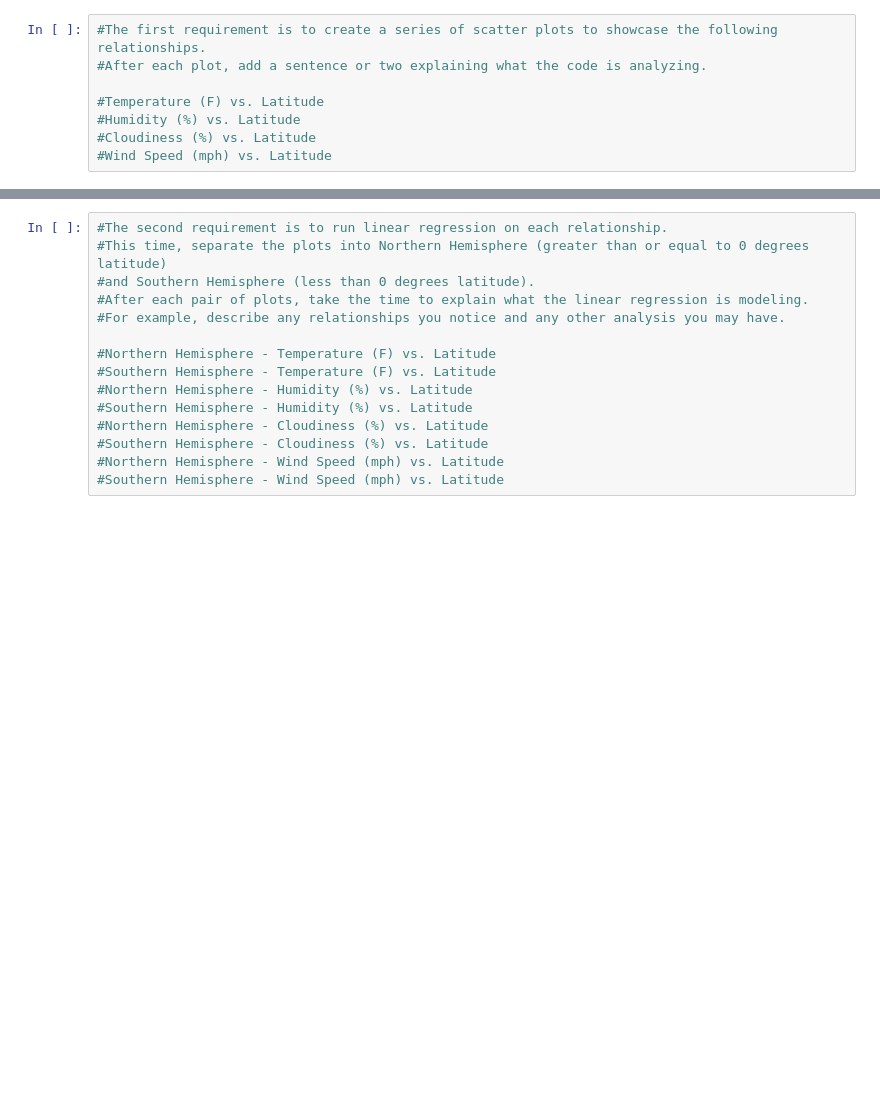
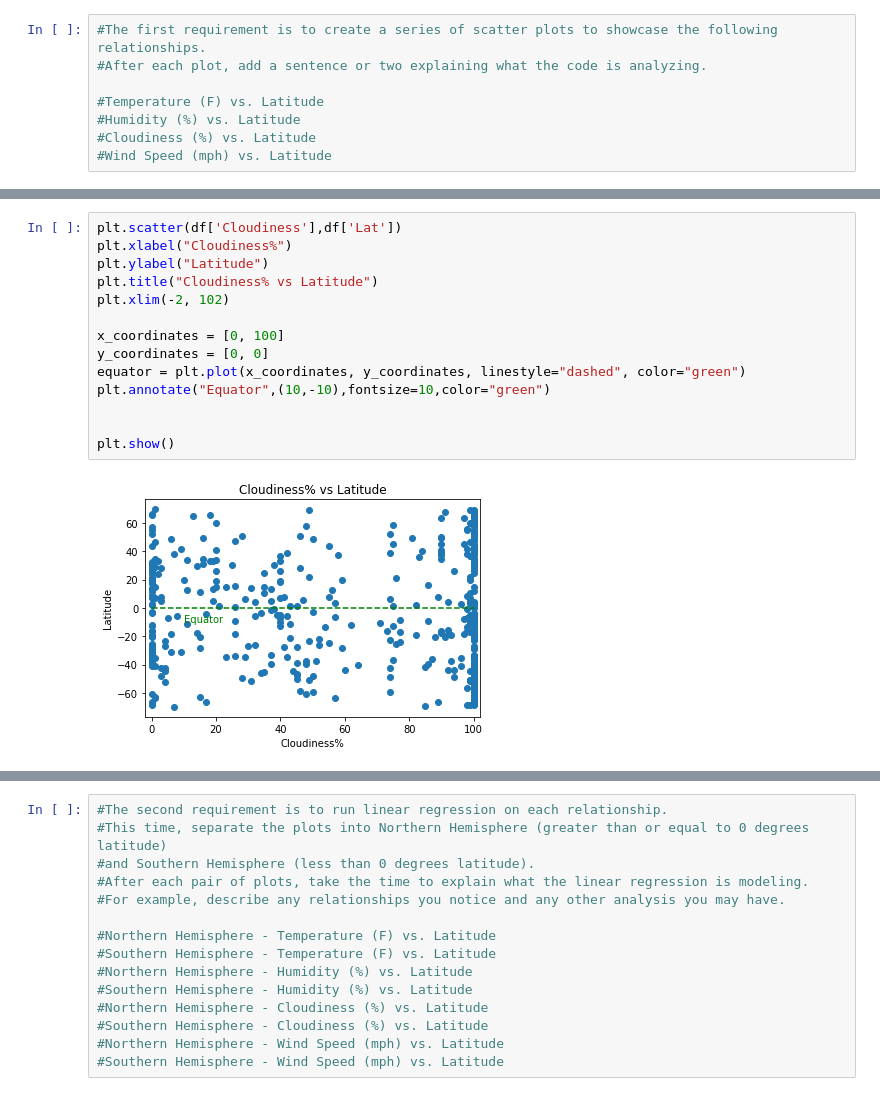
Before and after one commit to tiffanyharris711/python-api-challenge, a Jupyter notebook: WeatherPy/WeatherPy.ipynb, the cells around one changed output, grey strips where cells are left out. Saved outputs shown, nothing was run; the diff lists cells and outputs as text; blank space fills up the shorter version.

```diff
--- a/WeatherPy/WeatherPy.ipynb
+++ b/WeatherPy/WeatherPy.ipynb
@@ -75,0 +115,16 @@ print(temperature, humidity, cloudiness, wind_speed, lat)
+# %%
+plt.scatter(df['Cloudiness'],df['Lat'])
+plt.xlabel("Cloudiness%")
+plt.ylabel("Latitude")
+plt.title("Cloudiness% vs Latitude")
+plt.xlim(-2, 102)
+
+x_coordinates = [0, 100]
+y_coordinates = [0, 0]
+equator = plt.plot(x_coordinates, y_coordinates, linestyle="dashed", color="green")
+plt.annotate("Equator",(10,-10),fontsize=10,color="green")
+
+
+plt.show()
+# %% [output]
+[figure, added]
```
Also changed, not shown: parts of 16 cells of this notebook.
